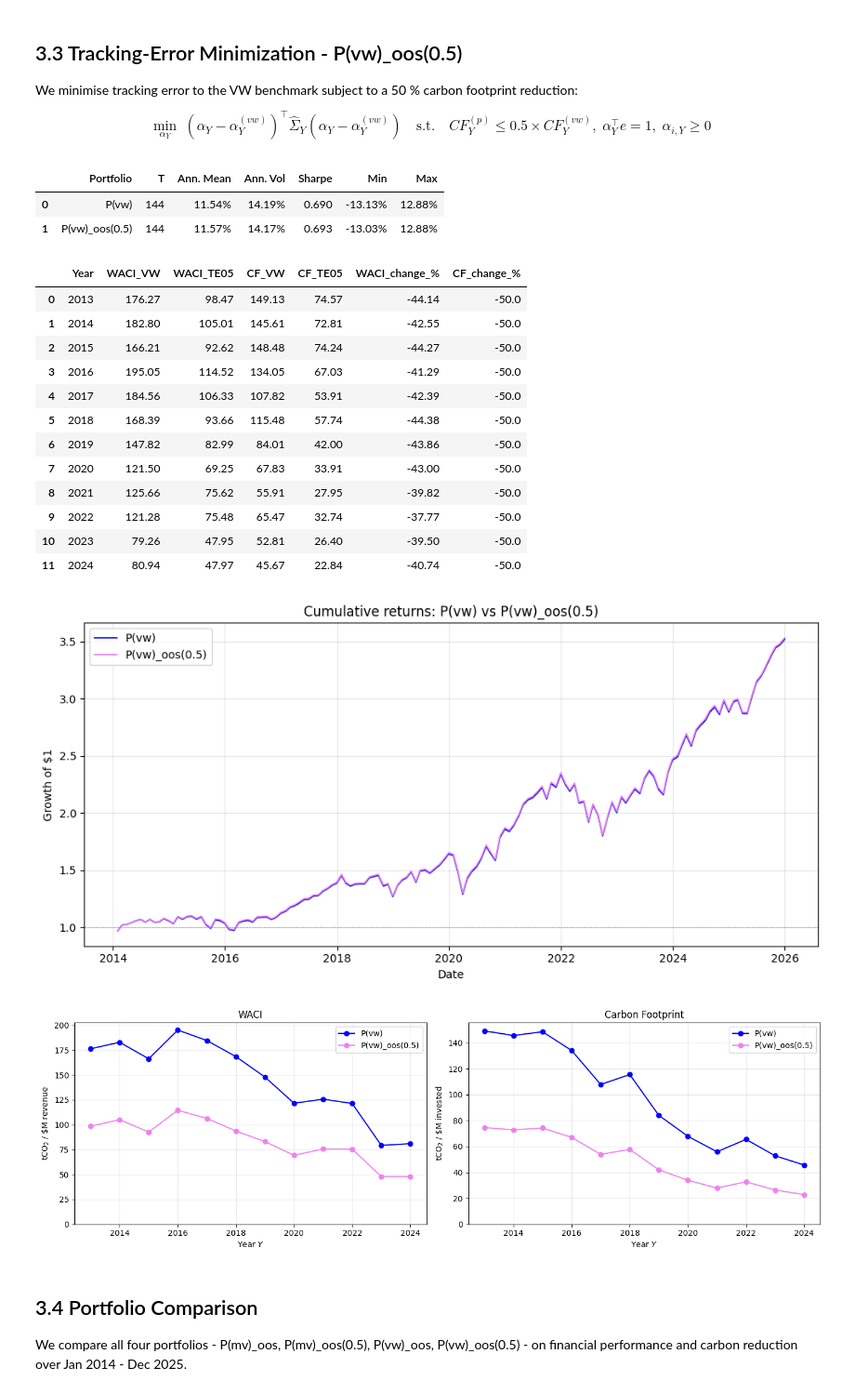
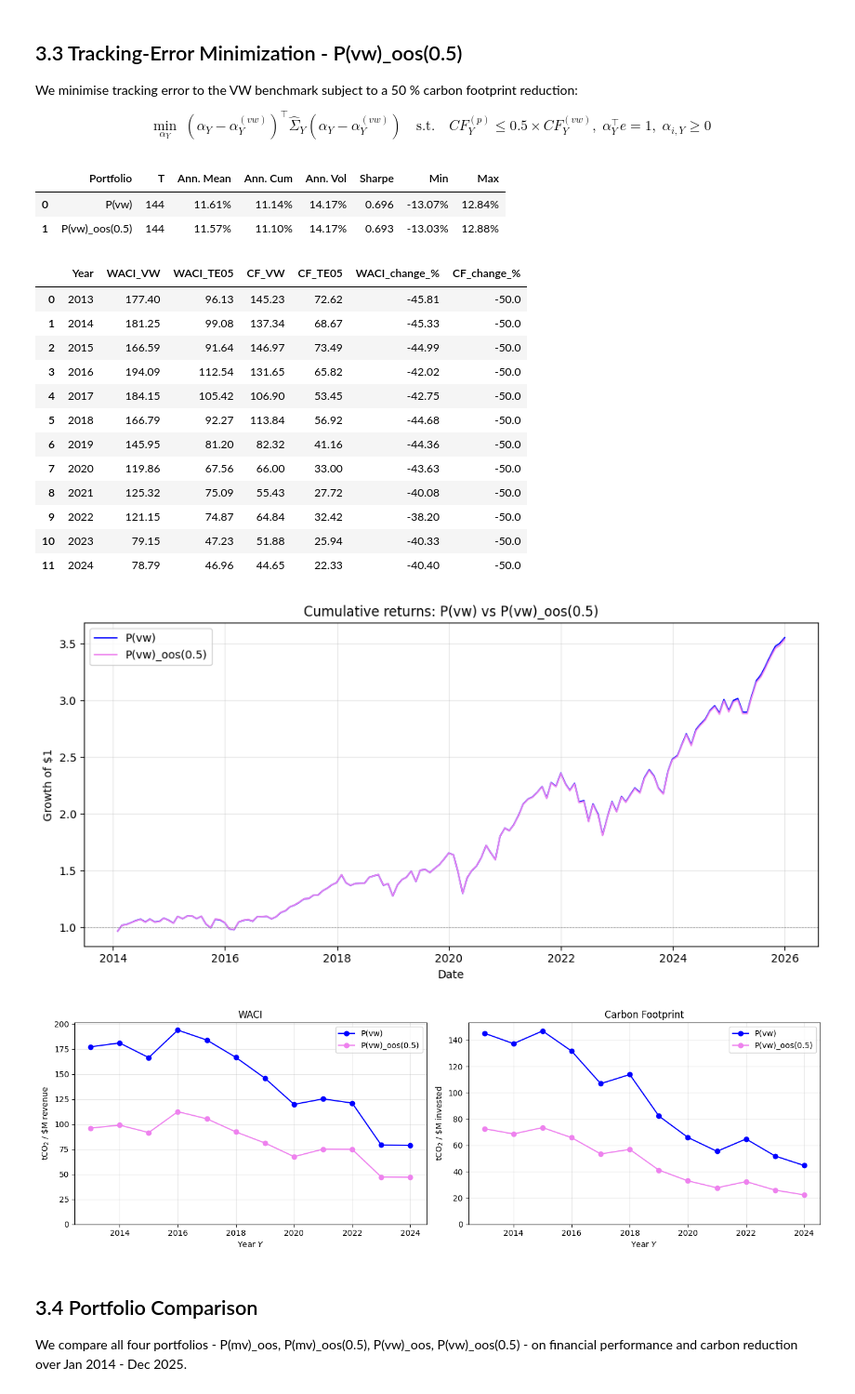
Before and after one commit to Saarujan06/Sustainability-Aware-Asset-Management-Project, a Jupyter notebook: Group_AS_SAAM_Notebook.ipynb, the cells around one changed output. Shown at 93% size. Cells and saved outputs as stored; diff of their text form; code cells hidden in the pictures.

```diff
--- a/Group_AS_SAAM_Notebook.ipynb
+++ b/Group_AS_SAAM_Notebook.ipynb
@@ -43,10 +51,8 @@ END_YEAR = 2024
 WINDOW_YEARS = 10
 STALE_THRESHOLD = 0.50
 
-# NOTE: estimate_moments() builds the covariance on a complete-case (120-month)
-# window independently of this value, so MIN_VALID_MONTHS only screens the
-# section 2.1 investment set (spec: at least 3 years of monthly returns).
-MIN_VALID_MONTHS = 36
+# NOTE: estimate_moments() builds the covariance on a complete-case (120-month) window
+MIN_VALID_MONTHS = 120
 
 # NOTE:Covariance estimator used by estimate_moments. Switch this to compare methods:
 #   "sample"        : biased MLE sample covariance (rank-deficient when n > tau)
@@ -453,6 +459,7 @@ def summary_stats(series, name, rf_monthly):
         "end_date": series.index.max().strftime("%Y-%m"),
         "n_months": len(vals),
         "ann_mean_return": mu * ann,
+        "ann_cumulative_return": (1 + vals).prod() ** (ann / len(vals)) - 1,
         "ann_volatility": std * np.sqrt(ann),
         "sharpe_ratio": np.nan if std == 0 else (excess_return / std) * np.sqrt(ann),
         "min_monthly_return": vals.min(),
@@ -812,15 +820,15 @@ compare_df["cum_vw"]  = (1.0 + compare_df["Rp_vw"]).cumprod()
 mvp_stats = summary_stats(compare_df["Rp_mvp"], "P(mv)_oos", rf_monthly=rf_monthly_avg)
 vw_stats  = summary_stats(compare_df["Rp_vw"],  "P(vw)",     rf_monthly=rf_monthly_avg)
 perf = pd.DataFrame([mvp_stats, vw_stats])[
-    ["portfolio", "n_months", "ann_mean_return", "ann_volatility",
+    ["portfolio", "n_months", "ann_mean_return", "ann_cumulative_return", "ann_volatility",
      "sharpe_ratio", "min_monthly_return", "max_monthly_return"]
 ].rename(columns={
     "portfolio": "Portfolio", "n_months": "T",
-    "ann_mean_return": "Ann. Mean", "ann_volatility": "Ann. Vol",
+    "ann_mean_return": "Ann. Mean", "ann_cumulative_return": "Ann. Cum", "ann_volatility": "Ann. Vol",
     "sharpe_ratio": "Sharpe", "min_monthly_return": "Min", "max_monthly_return": "Max",
 })
 display_perf = perf.copy()
-for c in ["Ann. Mean", "Ann. Vol", "Min", "Max"]:
+for c in ["Ann. Mean", "Ann. Cum", "Ann. Vol", "Min", "Max"]:
     display_perf[c] = display_perf[c].map(lambda x: f"{x:.2%}")
 display_perf["Sharpe"] = display_perf["Sharpe"].map(lambda x: f"{x:.3f}")
 
@@ -1363,12 +1371,12 @@ stats_mvp   = summary_stats(mvp_idx.loc[common_dates],   "P(mv)_oos",      rf_mo
 stats_mvp05 = summary_stats(mvp05_idx.loc[common_dates], "P(mv)_oos(0.5)", rf_monthly=rf_monthly_avg)
 
 perf = pd.DataFrame([stats_mvp, stats_mvp05])[
-    ["portfolio","n_months","ann_mean_return","ann_volatility","sharpe_ratio","min_monthly_return","max_monthly_return"]
+    ["portfolio","n_months","ann_mean_return","ann_cumulative_return","ann_volatility","sharpe_ratio","min_monthly_return","max_monthly_return"]
 ].rename(columns={"portfolio":"Portfolio","n_months":"T",
-                  "ann_mean_return":"Ann. Mean","ann_volatility":"Ann. Vol",
+                  "ann_mean_return":"Ann. Mean","ann_cumulative_return":"Ann. Cum","ann_volatility":"Ann. Vol",
                   "sharpe_ratio":"Sharpe","min_monthly_return":"Min","max_monthly_return":"Max"})
 display_perf = perf.copy()
-for c in ["Ann. Mean","Ann. Vol","Min","Max"]:
+for c in ["Ann. Mean","Ann. Cum","Ann. Vol","Min","Max"]:
     display_perf[c] = display_perf[c].map(lambda x: f"{x:.2%}")
 display_perf["Sharpe"] = display_perf["Sharpe"].map(lambda x: f"{x:.3f}")
 
@@ -1614,12 +1622,12 @@ stats_vw   = summary_stats(vw_idx.loc[common_dates],   "P(vw)",          rf_mont
 stats_te05 = summary_stats(te05_idx.loc[common_dates], "P(vw)_oos(0.5)", rf_monthly=rf_monthly_avg)
 
 perf = pd.DataFrame([stats_vw, stats_te05])[
-    ["portfolio","n_months","ann_mean_return","ann_volatility","sharpe_ratio","min_monthly_return","max_monthly_return"]
+    ["portfolio","n_months","ann_mean_return","ann_cumulative_return","ann_volatility","sharpe_ratio","min_monthly_return","max_monthly_return"]
 ].rename(columns={"portfolio":"Portfolio","n_months":"T",
-                  "ann_mean_return":"Ann. Mean","ann_volatility":"Ann. Vol",
+                  "ann_mean_return":"Ann. Mean","ann_cumulative_return":"Ann. Cum","ann_volatility":"Ann. Vol",
                   "sharpe_ratio":"Sharpe","min_monthly_return":"Min","max_monthly_return":"Max"})
 display_perf = perf.copy()
-for c in ["Ann. Mean","Ann. Vol","Min","Max"]:
+for c in ["Ann. Mean","Ann. Cum","Ann. Vol","Min","Max"]:
     display_perf[c] = display_perf[c].map(lambda x: f"{x:.2%}")
 display_perf["Sharpe"] = display_perf["Sharpe"].map(lambda x: f"{x:.3f}")
 
@@ -1662,50 +1670,50 @@ carbon_te = pd.DataFrame(carbon_rows)
 carbon_te["WACI_change_%"] = (carbon_te["WACI_TE05"] / carbon_te["WACI_VW"] - 1) * 100
 carbon_te["CF_change_%"]   = (carbon_te["CF_TE05"]   / carbon_te["CF_VW"]   - 1) * 100
 display(carbon_te.round(2))
 carbon_te.to_csv(OUT_DIR / "vw_vs_te05_carbon.csv", index=False)
 
 # Plots
 cum_vw   = (1 + vw_idx.loc[common_dates]).cumprod()
 cum_te05 = (1 + te05_idx.loc[common_dates]).cumprod()
 
 fig, ax = plt.subplots(figsize=(10, 5))
 ax.plot(cum_vw.index,   cum_vw,   linewidth=1.2, label="P(vw)",          color="blue")
 ax.plot(cum_te05.index, cum_te05, linewidth=1.2, label="P(vw)_oos(0.5)", color="violet")
 ax.axhline(1.0, color="grey", linestyle="--", linewidth=0.5)
 ax.set_title("Cumulative returns: P(vw) vs P(vw)_oos(0.5)")
 ax.set_xlabel("Date"); ax.set_ylabel("Growth of $1")
 ax.legend(); ax.grid(alpha=0.3)
 fig.tight_layout()
 fig.savefig(OUT_DIR / "vw_vs_te05_cumulative_returns.png", dpi=300, bbox_inches="tight"); plt.show()
 
 fig, (ax1, ax2) = plt.subplots(1, 2, figsize=(14, 4.5))
 ax1.plot(carbon_te["Year"], carbon_te["WACI_VW"],   "-o", label="P(vw)",          color="blue")
 ax1.plot(carbon_te["Year"], carbon_te["WACI_TE05"], "-o", label="P(vw)_oos(0.5)", color="violet")
 ax1.set_title("WACI"); ax1.set_ylabel(r"tCO$_2$ / \$M revenue"); ax1.set_xlabel("Year $Y$"); ax1.legend(); ax1.grid(alpha=0.3); ax1.set_ylim(bottom=0)
 ax2.plot(carbon_te["Year"], carbon_te["CF_VW"],   "-o", label="P(vw)",          color="blue")
 ax2.plot(carbon_te["Year"], carbon_te["CF_TE05"], "-o", label="P(vw)_oos(0.5)", color="violet")
 ax2.set_title("Carbon Footprint"); ax2.set_ylabel(r"tCO$_2$ / \$M invested"); ax2.set_xlabel("Year $Y$"); ax2.legend(); ax2.grid(alpha=0.3); ax2.set_ylim(bottom=0)
 plt.tight_layout()
 fig.savefig(OUT_DIR / "vw_vs_te05_carbon_plot.png", dpi=300, bbox_inches="tight"); plt.show()
 # %% [output]
-|  | Portfolio | T | Ann. Mean | Ann. Vol | Sharpe | Min | Max |
-| 0 | P(vw) | 144 | 11.54% | 14.19% | 0.690 | -13.13% | 12.88% |
-| 1 | P(vw)_oos(0.5) | 144 | 11.57% | 14.17% | 0.693 | -13.03% | 12.88% |
+|  | Portfolio | T | Ann. Mean | Ann. Cum | Ann. Vol | Sharpe | Min | Max |
+| 0 | P(vw) | 144 | 11.61% | 11.14% | 14.17% | 0.696 | -13.07% | 12.84% |
+| 1 | P(vw)_oos(0.5) | 144 | 11.57% | 11.10% | 14.17% | 0.693 | -13.03% | 12.88% |
 |  | Year | WACI_VW | WACI_TE05 | CF_VW | CF_TE05 | WACI_change_% | CF_change_% |
-| 0 | 2013 | 176.27 | 98.47 | 149.13 | 74.57 | -44.14 | -50.0 |
-| 1 | 2014 | 182.80 | 105.01 | 145.61 | 72.81 | -42.55 | -50.0 |
-| 2 | 2015 | 166.21 | 92.62 | 148.48 | 74.24 | -44.27 | -50.0 |
-| 3 | 2016 | 195.05 | 114.52 | 134.05 | 67.03 | -41.29 | -50.0 |
-| 4 | 2017 | 184.56 | 106.33 | 107.82 | 53.91 | -42.39 | -50.0 |
-| 5 | 2018 | 168.39 | 93.66 | 115.48 | 57.74 | -44.38 | -50.0 |
-| 6 | 2019 | 147.82 | 82.99 | 84.01 | 42.00 | -43.86 | -50.0 |
-| 7 | 2020 | 121.50 | 69.25 | 67.83 | 33.91 | -43.00 | -50.0 |
-| 8 | 2021 | 125.66 | 75.62 | 55.91 | 27.95 | -39.82 | -50.0 |
-| 9 | 2022 | 121.28 | 75.48 | 65.47 | 32.74 | -37.77 | -50.0 |
-| 10 | 2023 | 79.26 | 47.95 | 52.81 | 26.40 | -39.50 | -50.0 |
-| 11 | 2024 | 80.94 | 47.97 | 45.67 | 22.84 | -40.74 | -50.0 |
+| 0 | 2013 | 177.40 | 96.13 | 145.23 | 72.62 | -45.81 | -50.0 |
+| 1 | 2014 | 181.25 | 99.08 | 137.34 | 68.67 | -45.33 | -50.0 |
+| 2 | 2015 | 166.59 | 91.64 | 146.97 | 73.49 | -44.99 | -50.0 |
+| 3 | 2016 | 194.09 | 112.54 | 131.65 | 65.82 | -42.02 | -50.0 |
+| 4 | 2017 | 184.15 | 105.42 | 106.90 | 53.45 | -42.75 | -50.0 |
+| 5 | 2018 | 166.79 | 92.27 | 113.84 | 56.92 | -44.68 | -50.0 |
+| 6 | 2019 | 145.95 | 81.20 | 82.32 | 41.16 | -44.36 | -50.0 |
+| 7 | 2020 | 119.86 | 67.56 | 66.00 | 33.00 | -43.63 | -50.0 |
+| 8 | 2021 | 125.32 | 75.09 | 55.43 | 27.72 | -40.08 | -50.0 |
+| 9 | 2022 | 121.15 | 74.87 | 64.84 | 32.42 | -38.20 | -50.0 |
+| 10 | 2023 | 79.15 | 47.23 | 51.88 | 25.94 | -40.33 | -50.0 |
+| 11 | 2024 | 78.79 | 46.96 | 44.65 | 22.33 | -40.40 | -50.0 |
-[figure, old version]
+[figure, new version]
-[figure, old version]
+[figure, new version]
 # %% [markdown]
 ## 3.4 Portfolio Comparison
 
```
Also changed, not shown: parts of 11 cells of this notebook, 35 other files.
